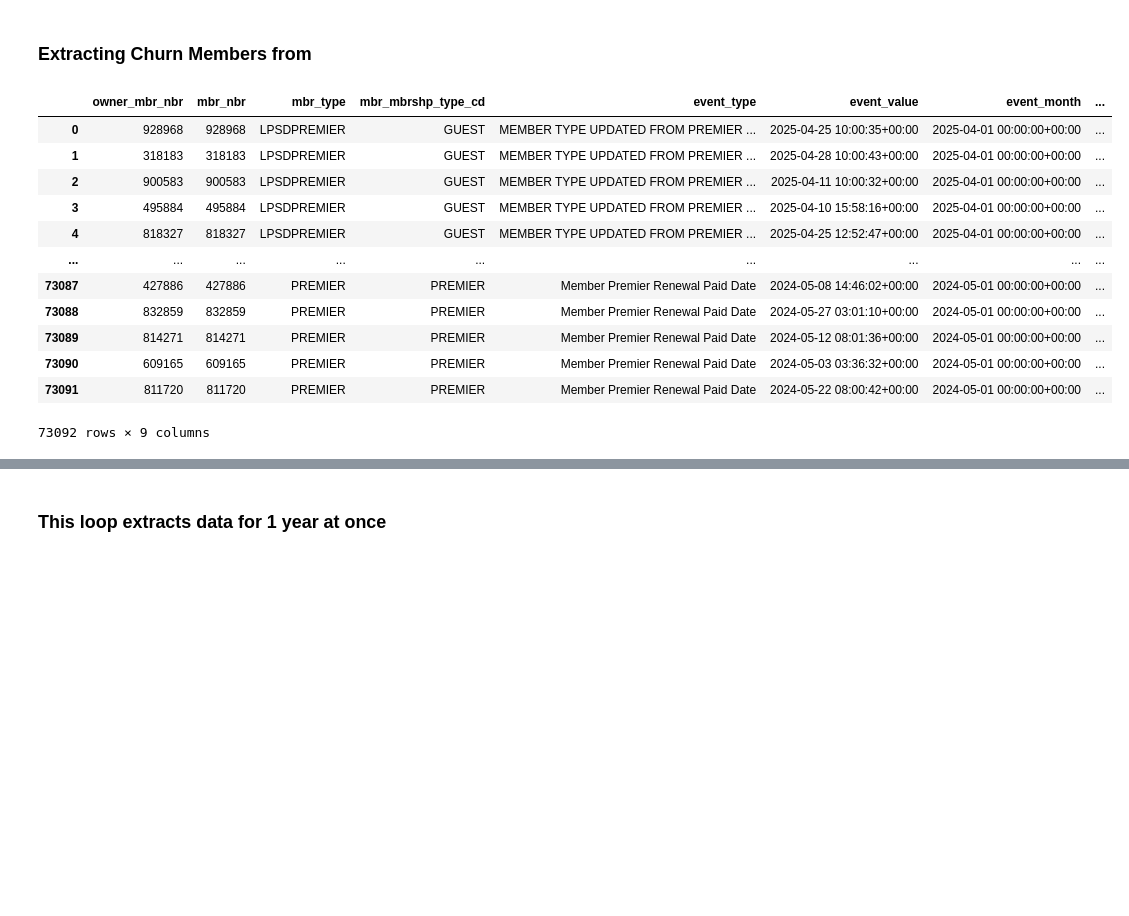
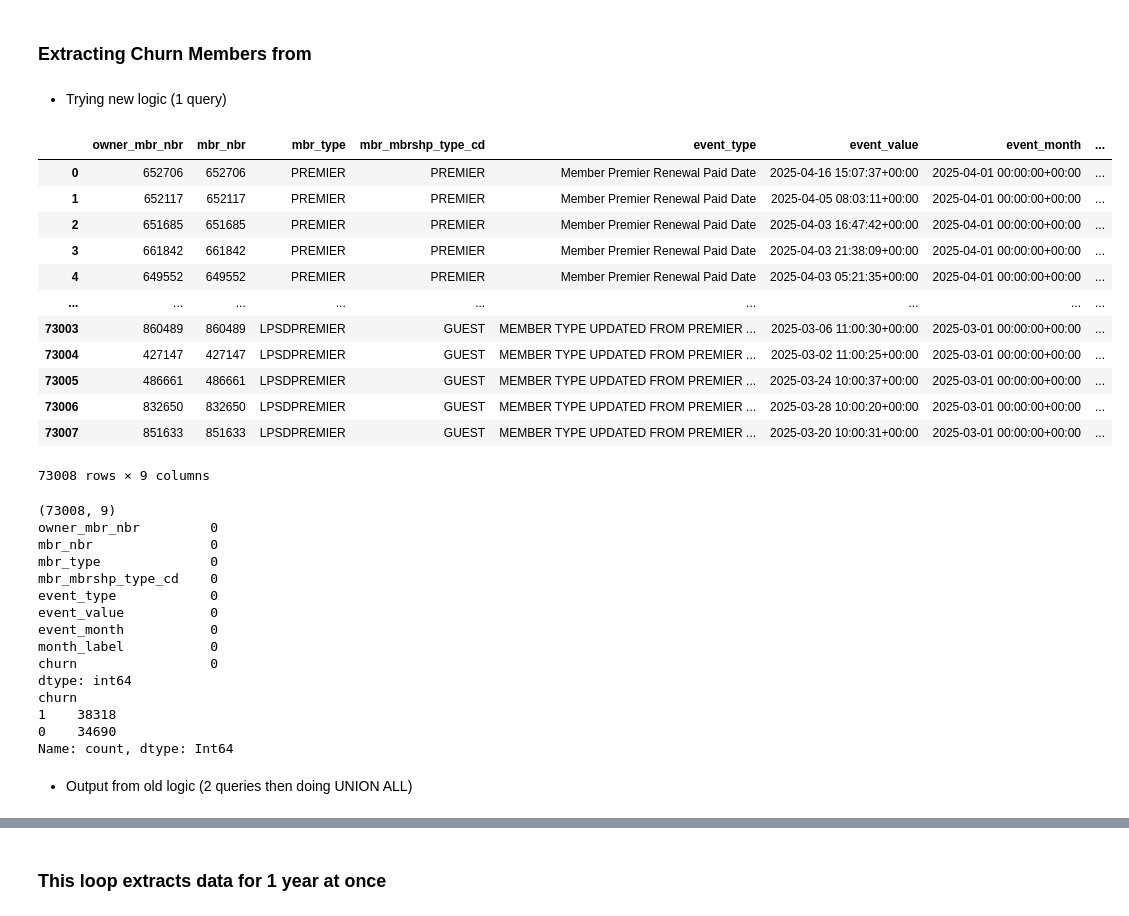
Before and after one commit to srijan-deo/Churn-Premier-Members, a Jupyter notebook: churn-analysis-t-3-1year.ipynb, the cells around one changed output, grey strips where cells are left out. Saved outputs shown, nothing was run; the diff lists cells and outputs as text; code cells hidden in the pictures; blank space fills up the shorter version.

```diff
--- a/churn-analysis-t-3-1year.ipynb
+++ b/churn-analysis-t-3-1year.ipynb
@@ -77,19 +77,5 @@ final_query = "\nUNION ALL\n".join(query_parts)
 
 # Run the query
 data1 = client.query(final_query).to_dataframe()
-# %%
-data1
-# %% [output]
-|  | owner_mbr_nbr | mbr_nbr | mbr_type | mbr_mbrshp_type_cd | event_type | event_value | event_month | ... |
-| 0 | 928968 | 928968 | LPSDPREMIER | GUEST | MEMBER TYPE UPDATED FROM PREMIER ... | 2025-04-25 10:00:35+00:00 | 2025-04-01 00:00:00+00:00 | ... |
-| 1 | 318183 | 318183 | LPSDPREMIER | GUEST | MEMBER TYPE UPDATED FROM PREMIER ... | 2025-04-28 10:00:43+00:00 | 2025-04-01 00:00:00+00:00 | ... |
-| 2 | 900583 | 900583 | LPSDPREMIER | GUEST | MEMBER TYPE UPDATED FROM PREMIER ... | 2025-04-11 10:00:32+00:00 | 2025-04-01 00:00:00+00:00 | ... |
-| 3 | 495884 | 495884 | LPSDPREMIER | GUEST | MEMBER TYPE UPDATED FROM PREMIER ... | 2025-04-10 15:58:16+00:00 | 2025-04-01 00:00:00+00:00 | ... |
-| 4 | 818327 | 818327 | LPSDPREMIER | GUEST | MEMBER TYPE UPDATED FROM PREMIER ... | 2025-04-25 12:52:47+00:00 | 2025-04-01 00:00:00+00:00 | ... |
-| ... | ... | ... | ... | ... | ... | ... | ... | ... |
-| 73087 | 427886 | 427886 | PREMIER | PREMIER | Member Premier Renewal Paid Date | 2024-05-08 14:46:02+00:00 | 2024-05-01 00:00:00+00:00 | ... |
-| 73088 | 832859 | 832859 | PREMIER | PREMIER | Member Premier Renewal Paid Date | 2024-05-27 03:01:10+00:00 | 2024-05-01 00:00:00+00:00 | ... |
-| 73089 | 814271 | 814271 | PREMIER | PREMIER | Member Premier Renewal Paid Date | 2024-05-12 08:01:36+00:00 | 2024-05-01 00:00:00+00:00 | ... |
-| 73090 | 609165 | 609165 | PREMIER | PREMIER | Member Premier Renewal Paid Date | 2024-05-03 03:36:32+00:00 | 2024-05-01 00:00:00+00:00 | ... |
-| 73091 | 811720 | 811720 | PREMIER | PREMIER | Member Premier Renewal Paid Date | 2024-05-22 08:00:42+00:00 | 2024-05-01 00:00:00+00:00 | ... |
-73092 rows × 9 columns
+# %% [markdown]
+* Trying new logic (1 query)
@@ -96,3 +130,39 @@ data1
+# %%
+data2
+print(data2.shape)
+print(data2.isnull().sum())
+print(data2['churn'].value_counts())
+# %% [output]
+|  | owner_mbr_nbr | mbr_nbr | mbr_type | mbr_mbrshp_type_cd | event_type | event_value | event_month | ... |
+| 0 | 652706 | 652706 | PREMIER | PREMIER | Member Premier Renewal Paid Date | 2025-04-16 15:07:37+00:00 | 2025-04-01 00:00:00+00:00 | ... |
+| 1 | 652117 | 652117 | PREMIER | PREMIER | Member Premier Renewal Paid Date | 2025-04-05 08:03:11+00:00 | 2025-04-01 00:00:00+00:00 | ... |
+| 2 | 651685 | 651685 | PREMIER | PREMIER | Member Premier Renewal Paid Date | 2025-04-03 16:47:42+00:00 | 2025-04-01 00:00:00+00:00 | ... |
+| 3 | 661842 | 661842 | PREMIER | PREMIER | Member Premier Renewal Paid Date | 2025-04-03 21:38:09+00:00 | 2025-04-01 00:00:00+00:00 | ... |
+| 4 | 649552 | 649552 | PREMIER | PREMIER | Member Premier Renewal Paid Date | 2025-04-03 05:21:35+00:00 | 2025-04-01 00:00:00+00:00 | ... |
+| ... | ... | ... | ... | ... | ... | ... | ... | ... |
+| 73003 | 860489 | 860489 | LPSDPREMIER | GUEST | MEMBER TYPE UPDATED FROM PREMIER ... | 2025-03-06 11:00:30+00:00 | 2025-03-01 00:00:00+00:00 | ... |
+| 73004 | 427147 | 427147 | LPSDPREMIER | GUEST | MEMBER TYPE UPDATED FROM PREMIER ... | 2025-03-02 11:00:25+00:00 | 2025-03-01 00:00:00+00:00 | ... |
+| 73005 | 486661 | 486661 | LPSDPREMIER | GUEST | MEMBER TYPE UPDATED FROM PREMIER ... | 2025-03-24 10:00:37+00:00 | 2025-03-01 00:00:00+00:00 | ... |
+| 73006 | 832650 | 832650 | LPSDPREMIER | GUEST | MEMBER TYPE UPDATED FROM PREMIER ... | 2025-03-28 10:00:20+00:00 | 2025-03-01 00:00:00+00:00 | ... |
+| 73007 | 851633 | 851633 | LPSDPREMIER | GUEST | MEMBER TYPE UPDATED FROM PREMIER ... | 2025-03-20 10:00:31+00:00 | 2025-03-01 00:00:00+00:00 | ... |
+73008 rows × 9 columns
+(73008, 9)
+owner_mbr_nbr         0
+mbr_nbr               0
+mbr_type              0
+mbr_mbrshp_type_cd    0
+event_type            0
+event_value           0
+event_month           0
+month_label           0
+churn                 0
+dtype: int64
+churn
+1    38318
+0    34690
+Name: count, dtype: Int64
+# %% [markdown]
+* Output from old logic (2 queries then doing UNION ALL)
 # %%
 data1['month_label'].value_counts().sort_index()
 # %% [output]
```
Also changed, not shown: parts of 6 cells of this notebook.
